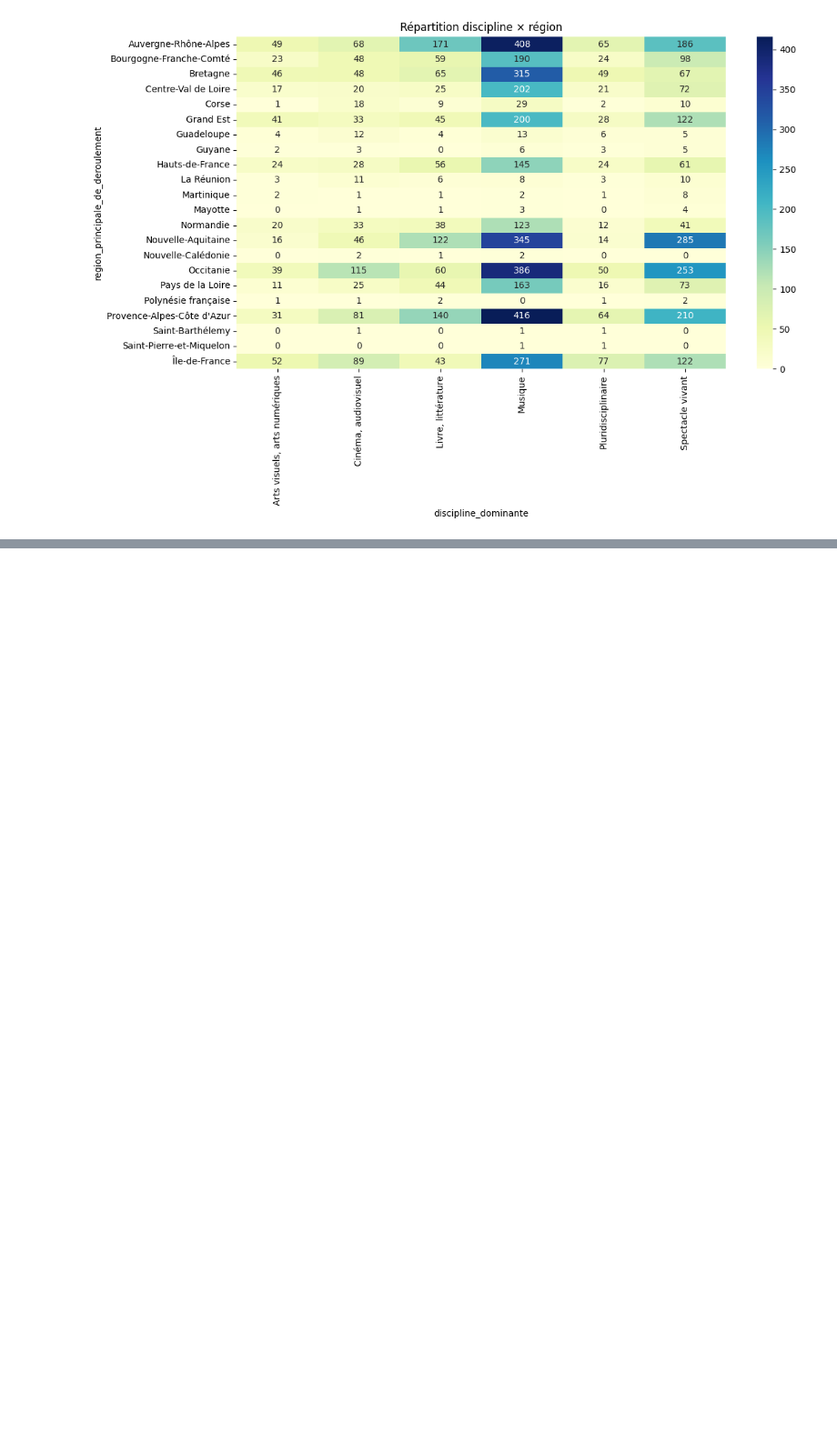
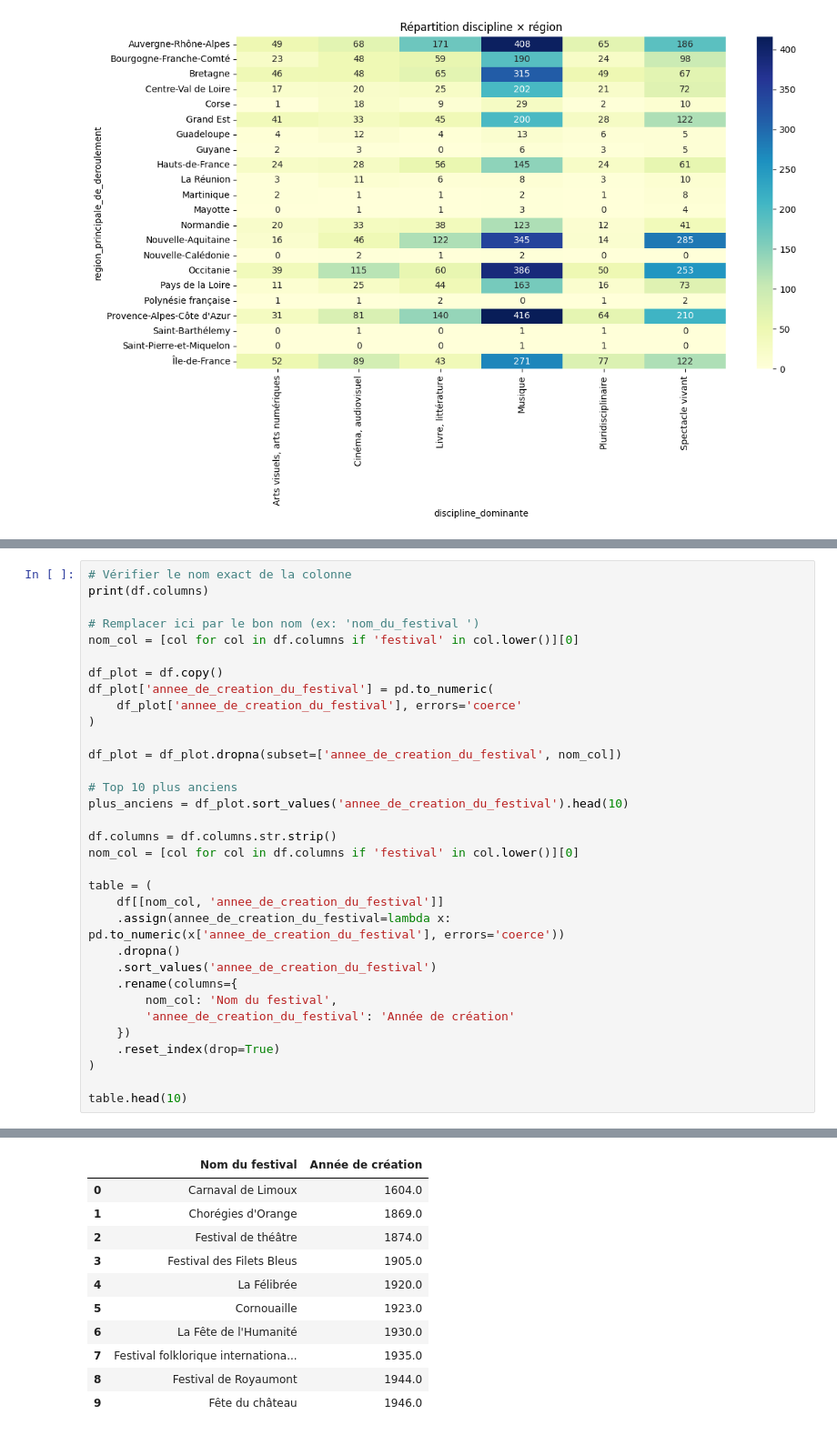
Before and after one commit to EliseELC/Portfolio-Data-Analyse, a Jupyter notebook: analyse_festival.ipynb, the cells around one changed output, grey strips where cells are left out. Shown at 91% size. Saved outputs shown, nothing was run; the diff lists cells and outputs as text; blank space fills up the shorter version.

```diff
--- a/analyse_festival.ipynb
+++ b/analyse_festival.ipynb
@@ -150,0 +153,34 @@ KeyError: 'nom_du_festival'
+# %%
+# Vérifier le nom exact de la colonne
+print(df.columns)
+
+# Remplacer ici par le bon nom (ex: 'nom_du_festival ')
+nom_col = [col for col in df.columns if 'festival' in col.lower()][0]
+
+df_plot = df.copy()
+df_plot['annee_de_creation_du_festival'] = pd.to_numeric(
+    df_plot['annee_de_creation_du_festival'], errors='coerce'
+)
+
+df_plot = df_plot.dropna(subset=['annee_de_creation_du_festival', nom_col])
+
+# Top 10 plus anciens
+plus_anciens = df_plot.sort_values('annee_de_creation_du_festival').head(10)
+
+df.columns = df.columns.str.strip()
+nom_col = [col for col in df.columns if 'festival' in col.lower()][0]
+
+table = (
+    df[[nom_col, 'annee_de_creation_du_festival']]
+    .assign(annee_de_creation_du_festival=lambda x: pd.to_numeric(x['annee_de_creation_du_festival'], errors='coerce'))
+    .dropna()
+    .sort_values('annee_de_creation_du_festival')
+    .rename(columns={
+        nom_col: 'Nom du festival',
+        'annee_de_creation_du_festival': 'Année de création'
+    })
+    .reset_index(drop=True)
+)
+
+table.head(10)
+# %% [output]
@@ -150,0 +205,11 @@ KeyError: 'nom_du_festival'
+|  | Nom du festival | Année de création |
+| 0 | Carnaval de Limoux | 1604.0 |
+| 1 | Chorégies d'Orange | 1869.0 |
+| 2 | Festival de théâtre | 1874.0 |
+| 3 | Festival des Filets Bleus | 1905.0 |
+| 4 | La Félibrée | 1920.0 |
+| 5 | Cornouaille | 1923.0 |
+| 6 | La Fête de l'Humanité | 1930.0 |
+| 7 | Festival folklorique internationa... | 1935.0 |
+| 8 | Festival de Royaumont | 1944.0 |
+| 9 | Fête du château | 1946.0 |
```
Also changed, not shown: parts of 4 cells of this notebook.
